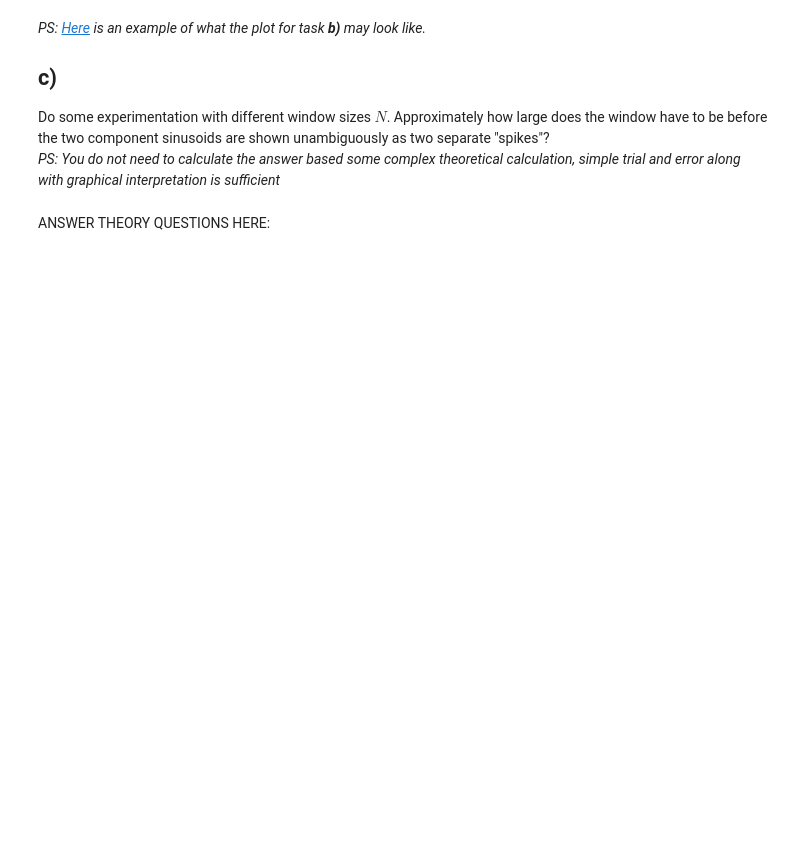
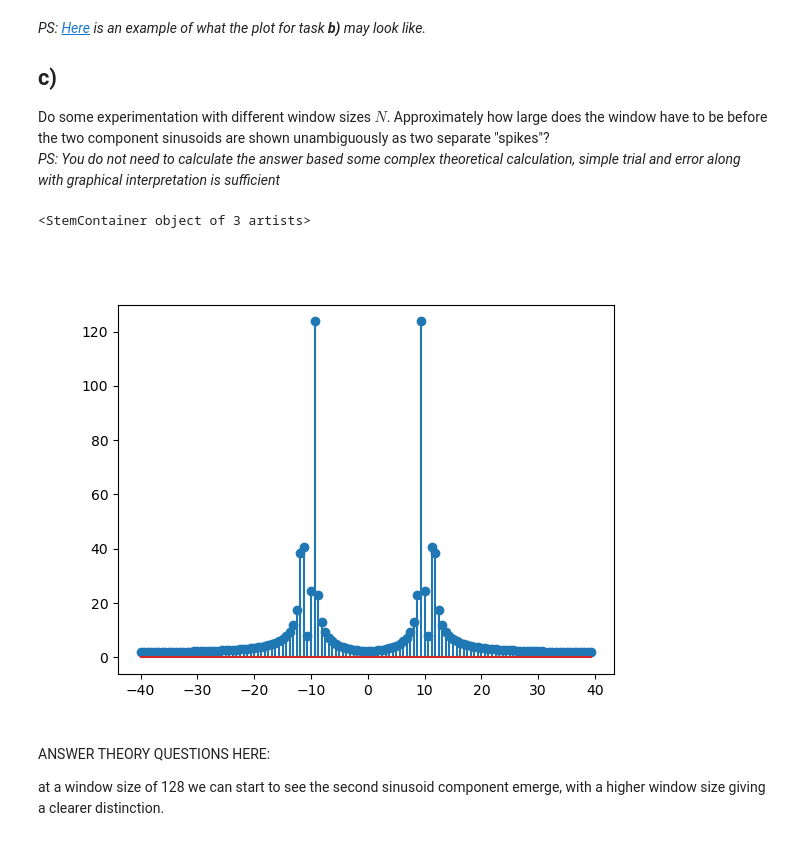
Before and after one commit to Mortenms/AIS2201_Exercises, a Jupyter notebook: Exercise_5/Problem1.ipynb, the cells around one changed output. Cells and saved outputs as stored; diff of their text form; code cells hidden in the pictures; blank space fills up the shorter version.

```diff
--- a/Exercise_5/Problem1.ipynb
+++ b/Exercise_5/Problem1.ipynb
@@ -131,5 +164,21 @@ Copy the code from **a)**, and make changes so the figure now shows a standard t
 ## c)
 Do some experimentation with different window sizes $N$. Approximately how large does the window have to be before the two component sinusoids are shown unambiguously as two separate "spikes"? <br>
 *PS: You do not need to calculate the answer based some complex theoretical calculation, simple trial and error along with graphical interpretation is sufficient*
-# %% [markdown]
-ANSWER THEORY QUESTIONS HERE:
+# %%
+N = 128
+n = np.arange(N)
+freq = np.arange(-N/2,N/2)*(fs/N)
+#freq = m*fs/N
+
+xn = 2*cos(f0*pi/fs*n + pi/3) + cos(f1*pi/fs*n)
+Xm = np.fft.fft(xn)
+
+plt.close(2); plt.figure(2)
+plt.stem(freq,np.abs(np.fft.fftshift(Xm)))
+# %% [output]
+<StemContainer object of 3 artists>
+[figure, added]
+# %% [markdown]
+ANSWER THEORY QUESTIONS HERE:
+
+at a window size of 128 we can start to see the second sinusoid component emerge, with a higher window size giving a clearer distinction.
```
Also changed, not shown: parts of 7 cells of this notebook, 1 other file.
